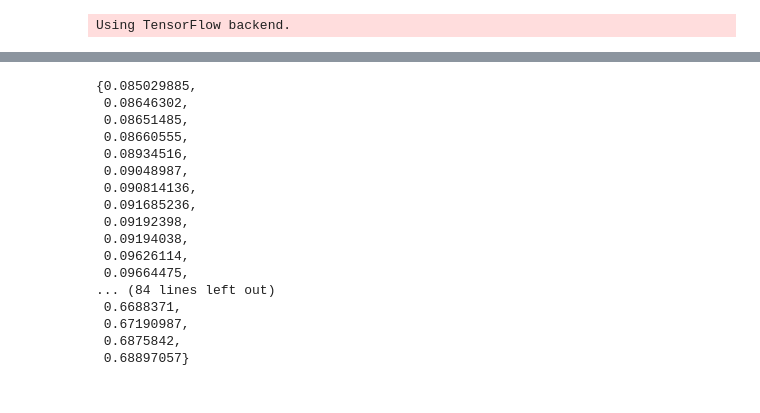
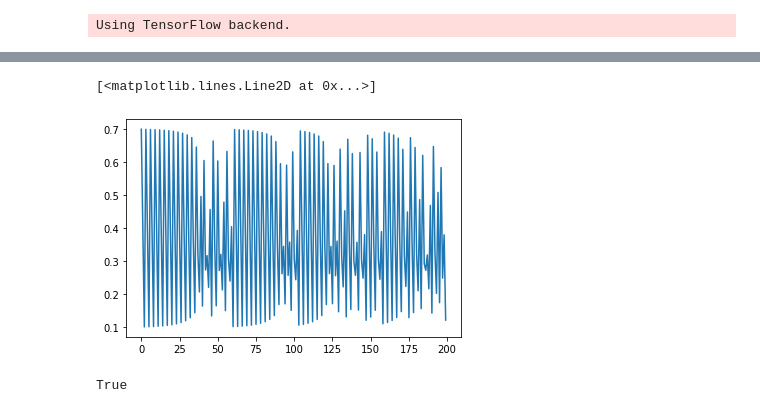
Before and after one commit to kellyspendlove/MachineLearning, a Jupyter notebook: AutoEncoder/AutoEncoder_Chaos.ipynb, the cells around one changed output, grey strips where cells are left out. Drawn from its saved outputs; the diff is of its cells as text; code cells hidden in the pictures.

```diff
--- a/AutoEncoder/AutoEncoder_Chaos.ipynb
+++ b/AutoEncoder/AutoEncoder_Chaos.ipynb
@@ -79,0 +72,5 @@ array([[0.3583571]], dtype=float32)
+# %%
+#Second autoencoder for comparison
+ae = Model(input_img, output_img)
+ae.compile(optimizer='adam', loss='mse')
+hist_ae = ae.fit(x_train, y_train, epochs=20000, verbose=0)
@@ -110,20 +130,15 @@ len(set(traj))
+# %%
+AE = lambda x : ae.predict(np.array([[x]]))[0,0]
+ae_traj = []
+x = init
+for i in range(N):
+    x = AE(x)
+    ae_traj . append ( x )
+plt.plot([i for i in range(len(ae_traj[-200:]))], ae_traj[-200:])
+# %% [output]
+[<matplotlib.lines.Line2D at 0x...>]
+[figure, added]
 # %%
-set(traj)
+ae_traj == traj
 # %% [output]
-{0.085029885,
- 0.08646302,
- 0.08651485,
- 0.08660555,
- 0.08934516,
- 0.09048987,
- 0.090814136,
- 0.091685236,
- 0.09192398,
- 0.09194038,
- 0.09626114,
- 0.09664475,
-... (84 lines left out)
- 0.6688371,
- 0.67190987,
- 0.6875842,
- 0.68897057}
+True
```
Also changed, not shown: parts of 26 cells of this notebook.
